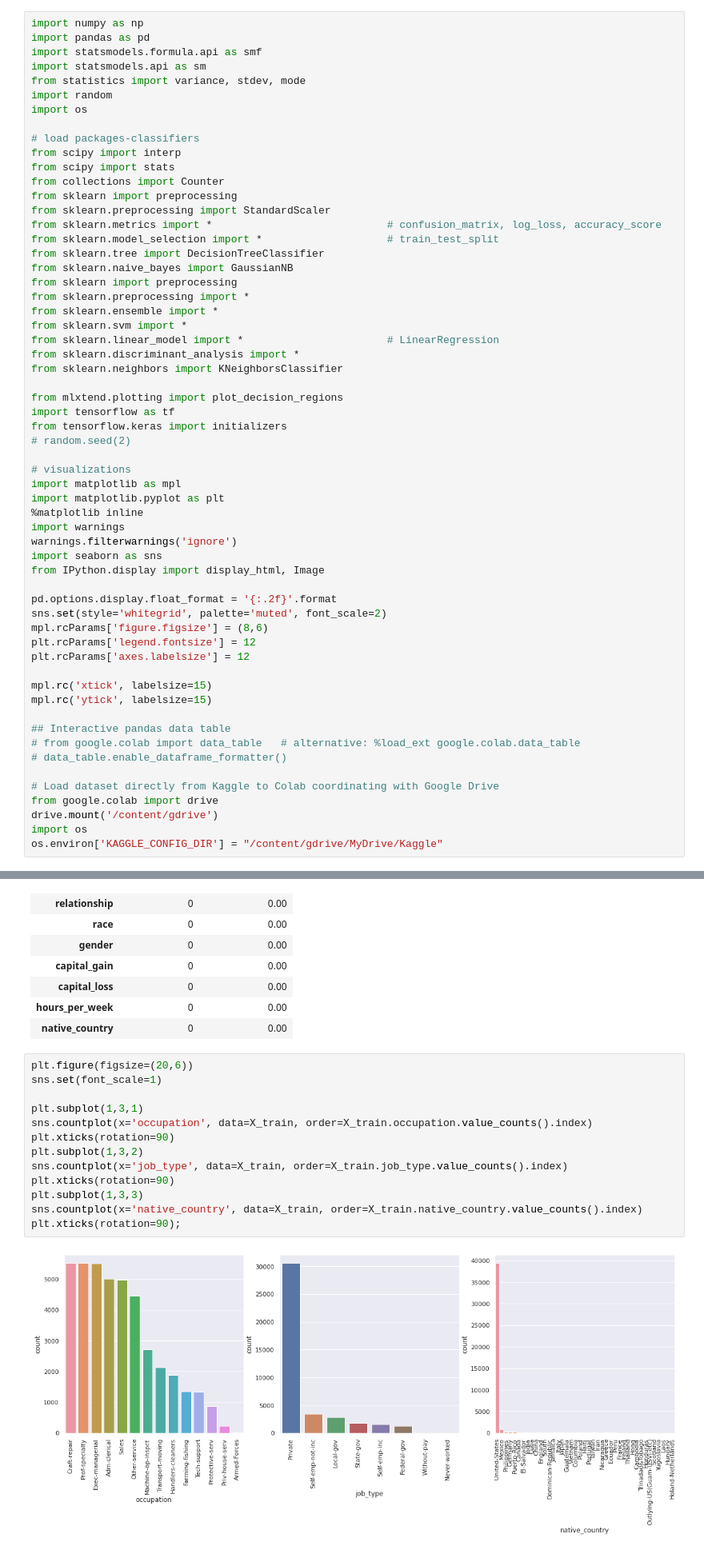
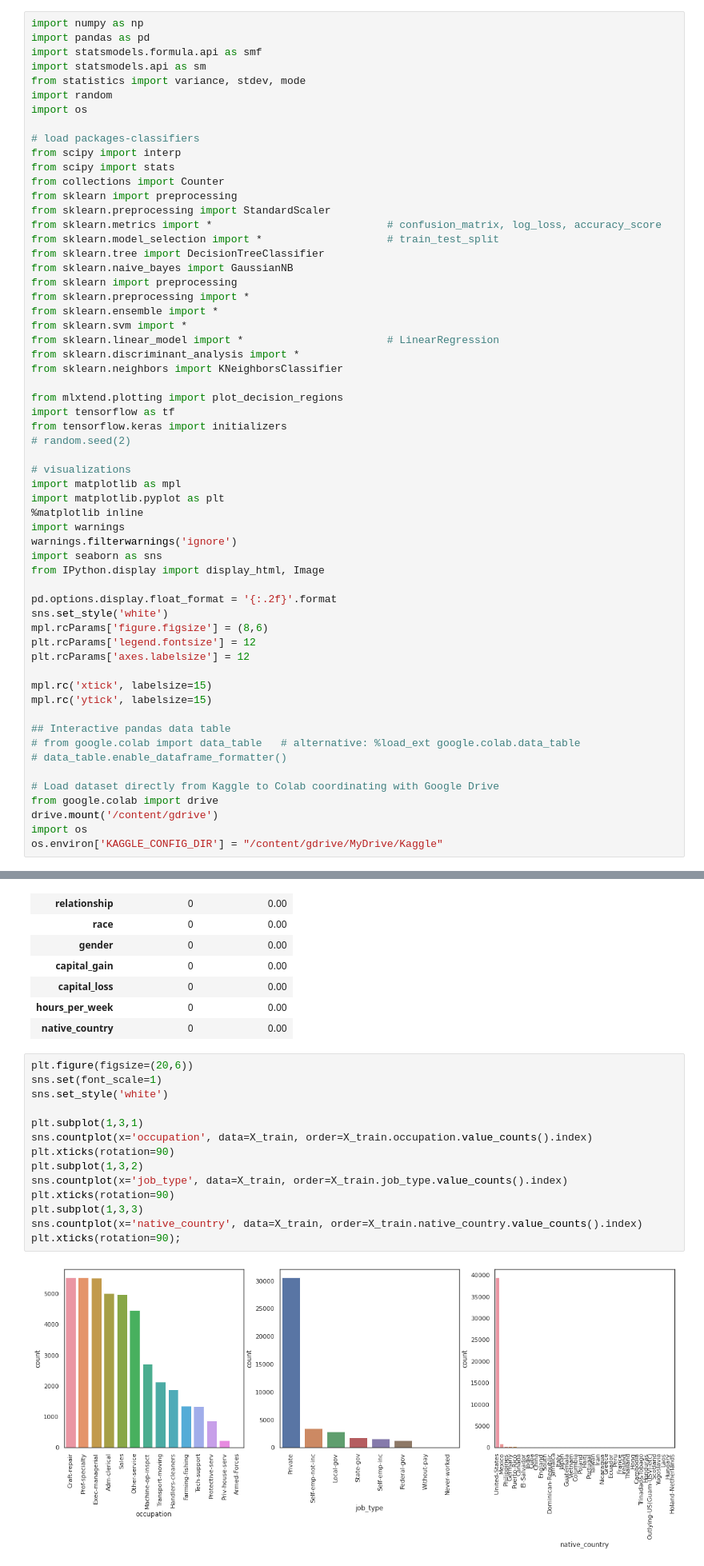
Before and after one commit to heesukjang/Income_Prediction, a Jupyter notebook: Income_Prediction.ipynb, the cells around one changed output, grey strips where cells are left out. Shown at 80% size. Saved outputs shown, nothing was run; the diff lists cells and outputs as text.

```diff
--- a/Income_Prediction.ipynb
+++ b/Income_Prediction.ipynb
@@ -45,7 +45,7 @@ import seaborn as sns
 from IPython.display import display_html, Image
 
 pd.options.display.float_format = '{:.2f}'.format
-sns.set(style='whitegrid', palette='muted', font_scale=2)
+sns.set_style('white')
 mpl.rcParams['figure.figsize'] = (8,6)
 plt.rcParams['legend.fontsize'] = 12
 plt.rcParams['axes.labelsize'] = 12
@@ -296,18 +297,19 @@ check_missing_data(X_test)
 # %%
 plt.figure(figsize=(20,6))
 sns.set(font_scale=1)
+sns.set_style('white')
 
 plt.subplot(1,3,1)
 sns.countplot(x='occupation', data=X_train, order=X_train.occupation.value_counts().index)
 plt.xticks(rotation=90)
 plt.subplot(1,3,2)
 sns.countplot(x='job_type', data=X_train, order=X_train.job_type.value_counts().index)
 plt.xticks(rotation=90)
 plt.subplot(1,3,3)
 sns.countplot(x='native_country', data=X_train, order=X_train.native_country.value_counts().index)
 plt.xticks(rotation=90);
 # %% [output]
-[figure, old version]
+[figure, new version]
 # %% [markdown]
 # Basic Statistics
 # %%
```
Also changed, not shown: parts of 15 cells of this notebook.
